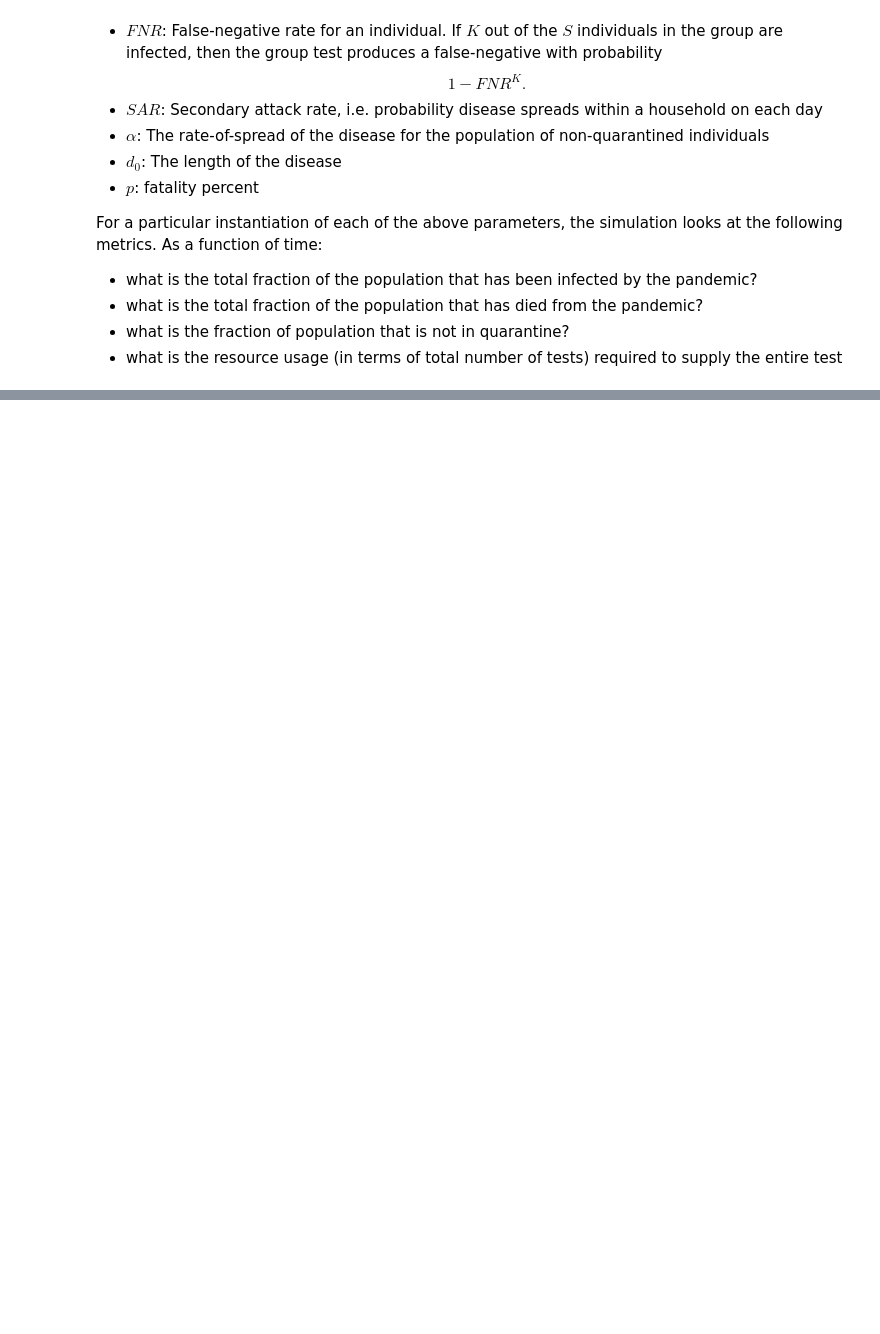
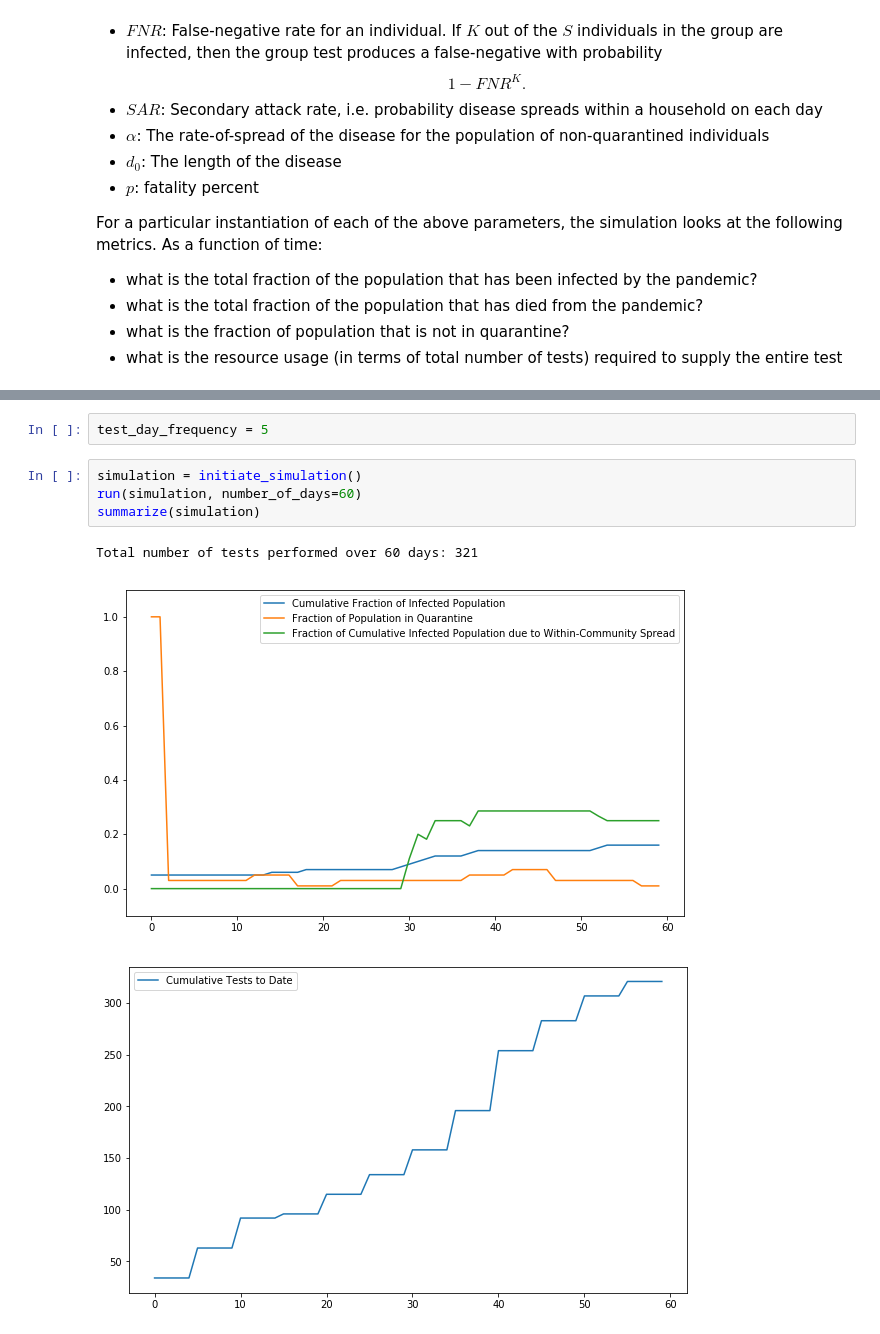
Before and after one commit to peter-i-frazier/group-testing, a Jupyter notebook: RecurrentGroupTesting.ipynb, the cells around one changed output, grey strips where cells are left out. Cells and saved outputs as stored; diff of their text form; blank space fills up the shorter version.

```diff
--- a/RecurrentGroupTesting.ipynb
+++ b/RecurrentGroupTesting.ipynb
@@ -160,0 +163,10 @@ Total number of tests performed over 60 days: 290
+# %%
+test_day_frequency = 5
+# %%
+simulation = initiate_simulation()
+run(simulation, number_of_days=60)
+summarize(simulation)
+# %% [output]
+Total number of tests performed over 60 days: 321
+[figure, added]
+[figure, added]
```
Also changed, not shown: parts of 8 cells of this notebook, 2 other files.
